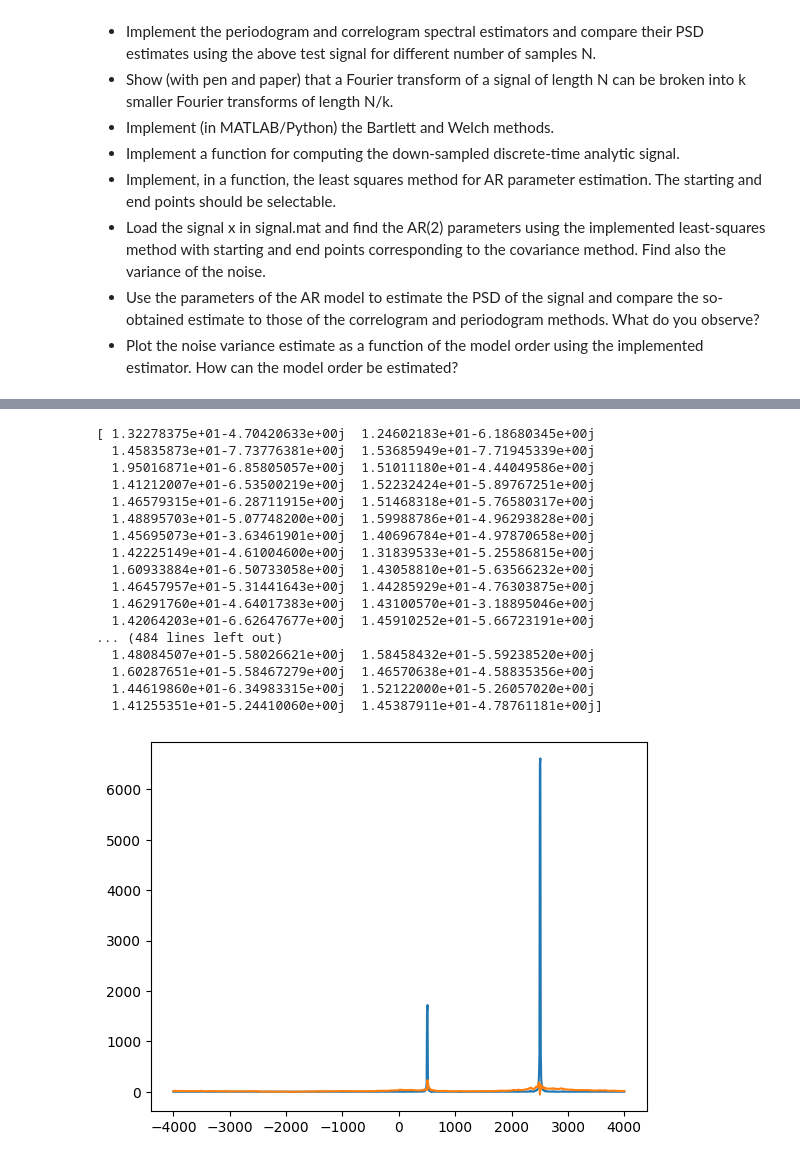
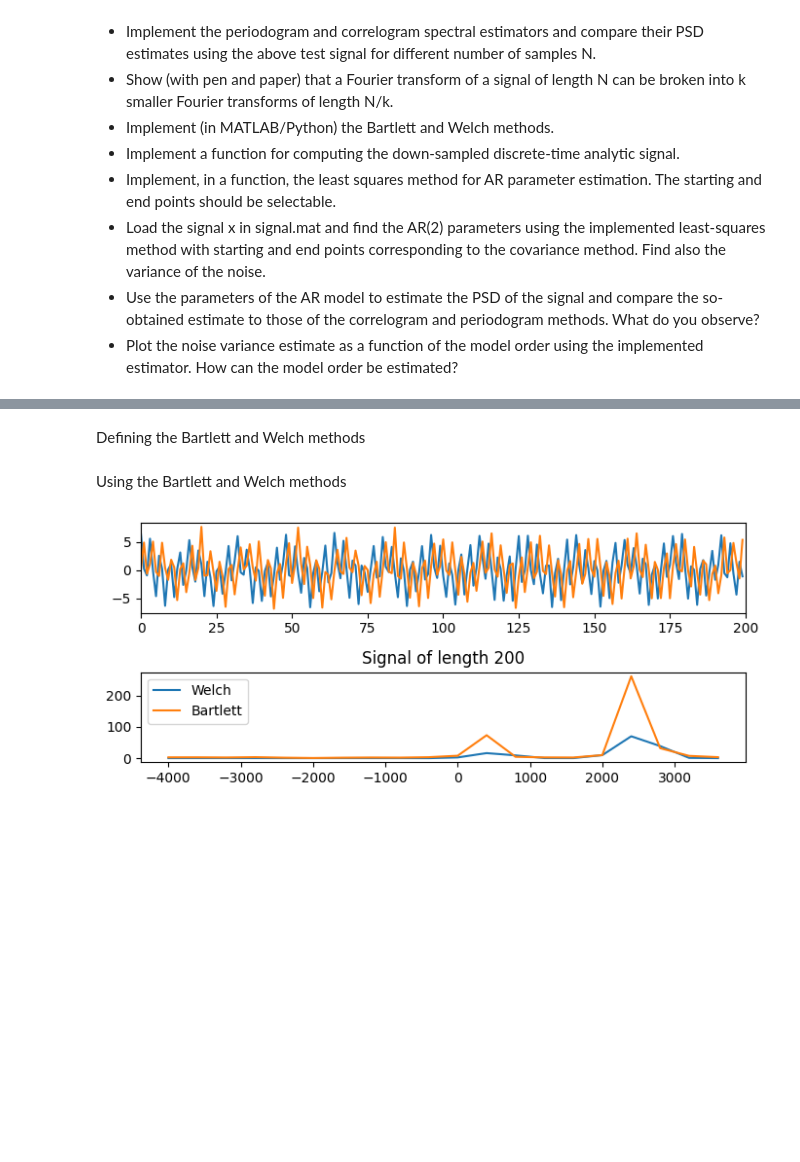
Before and after one commit to vismiroglou/ASE, a Jupyter notebook: day1.ipynb, the cells around one changed output, grey strips where cells are left out. Saved outputs shown, nothing was run; the diff lists cells and outputs as text; code cells hidden in the pictures; blank space fills up the shorter version.

```diff
--- a/day1.ipynb
+++ b/day1.ipynb
@@ -44,26 +194,2 @@ plt.show()
-# %%
-Pxx_periodogram = periodogram(x, fs)
-Pxx_correlogram = correlogram(x, fs)
-
-plt.plot(np.linspace(-fs/2, fs/2, N), Pxx_periodogram, label='Periodogram')
-plt.plot(np.linspace(-fs/2, fs/2, N), Pxx_correlogram, label='Correlogram')
-plt.show()
-# %% [output]
-[ 1.32278375e+01-4.70420633e+00j  1.24602183e+01-6.18680345e+00j
-  1.45835873e+01-7.73776381e+00j  1.53685949e+01-7.71945339e+00j
-  1.95016871e+01-6.85805057e+00j  1.51011180e+01-4.44049586e+00j
-  1.41212007e+01-6.53500219e+00j  1.52232424e+01-5.89767251e+00j
-  1.46579315e+01-6.28711915e+00j  1.51468318e+01-5.76580317e+00j
-  1.48895703e+01-5.07748200e+00j  1.59988786e+01-4.96293828e+00j
-  1.45695073e+01-3.63461901e+00j  1.40696784e+01-4.97870658e+00j
-  1.42225149e+01-4.61004600e+00j  1.31839533e+01-5.25586815e+00j
-  1.60933884e+01-6.50733058e+00j  1.43058810e+01-5.63566232e+00j
-  1.46457957e+01-5.31441643e+00j  1.44285929e+01-4.76303875e+00j
-  1.46291760e+01-4.64017383e+00j  1.43100570e+01-3.18895046e+00j
-  1.42064203e+01-6.62647677e+00j  1.45910252e+01-5.66723191e+00j
-... (484 lines left out)
-  1.48084507e+01-5.58026621e+00j  1.58458432e+01-5.59238520e+00j
-  1.60287651e+01-5.58467279e+00j  1.46570638e+01-4.58835356e+00j
-  1.44619860e+01-6.34983315e+00j  1.52122000e+01-5.26057020e+00j
-  1.41255351e+01-5.24410060e+00j  1.45387911e+01-4.78761181e+00j]
-[figure, removed]
+# %% [markdown]
+Defining the Bartlett and Welch methods
@@ -69,0 +300,20 @@ plt.show()
+# %% [markdown]
+Using the Bartlett and Welch methods
+# %%
+Pxx_bartlett, freqs_b = bartlett(x, fs, 10)
+Pxx_welch, freqs_w = welch(x, fs, L=10)
+
+fig, ax = plt.subplots(2,1, figsize=(7,3))
+plt.title(f'Signal of length {N}')
+ax[0].plot(np.arange(N), x.real, label='real')
+ax[0].plot(np.arange(N), x.imag, label='imaginary')
+ax[0].set_xlim(0, N)
+
+ax[1].plot(freqs_w, Pxx_welch, label='Welch')
+ax[1].plot(freqs_b, Pxx_bartlett, label='Bartlett')
+
+plt.legend()
+plt.tight_layout()
+plt.show()
+# %% [output]
+[figure, added]
```
Also changed, not shown: parts of 19 cells of this notebook, 2 other files.
